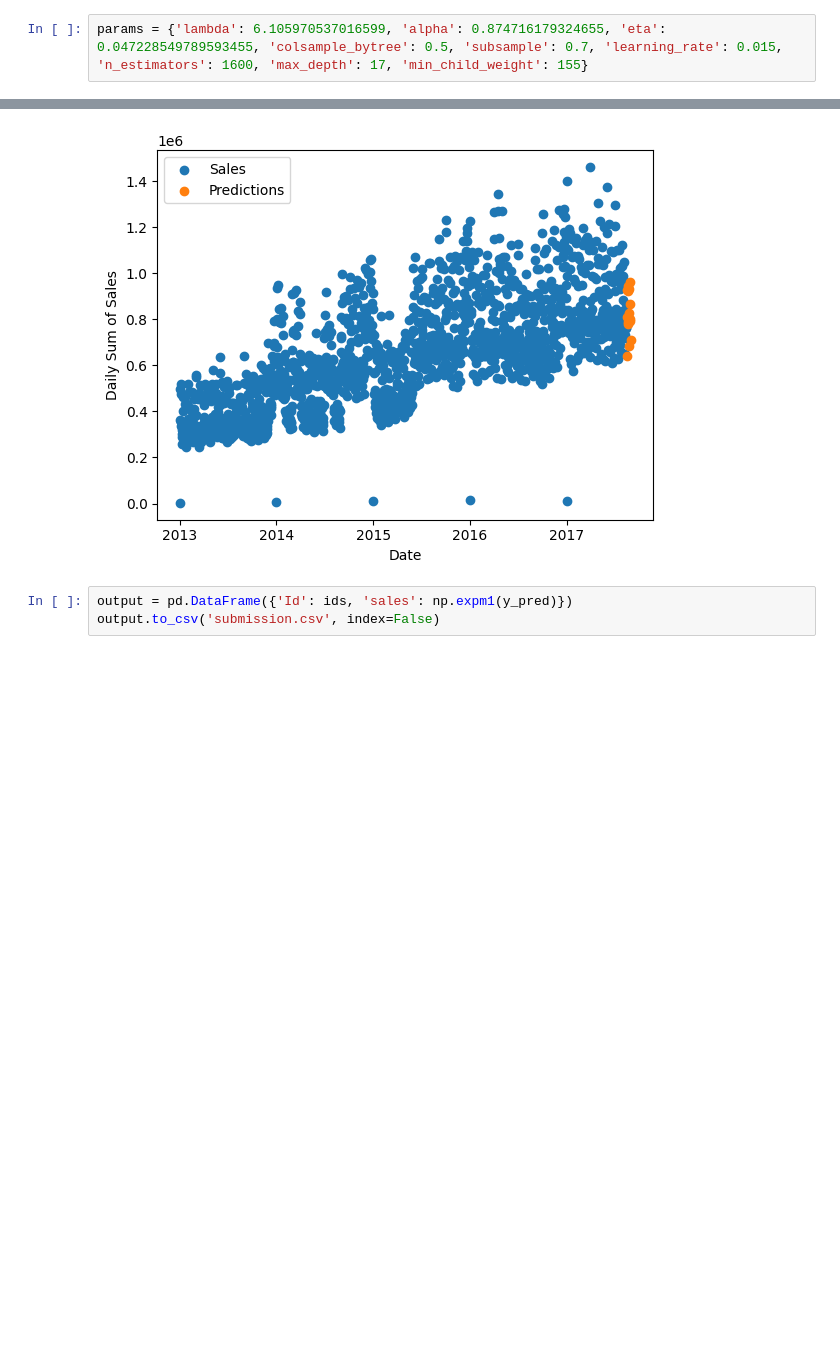
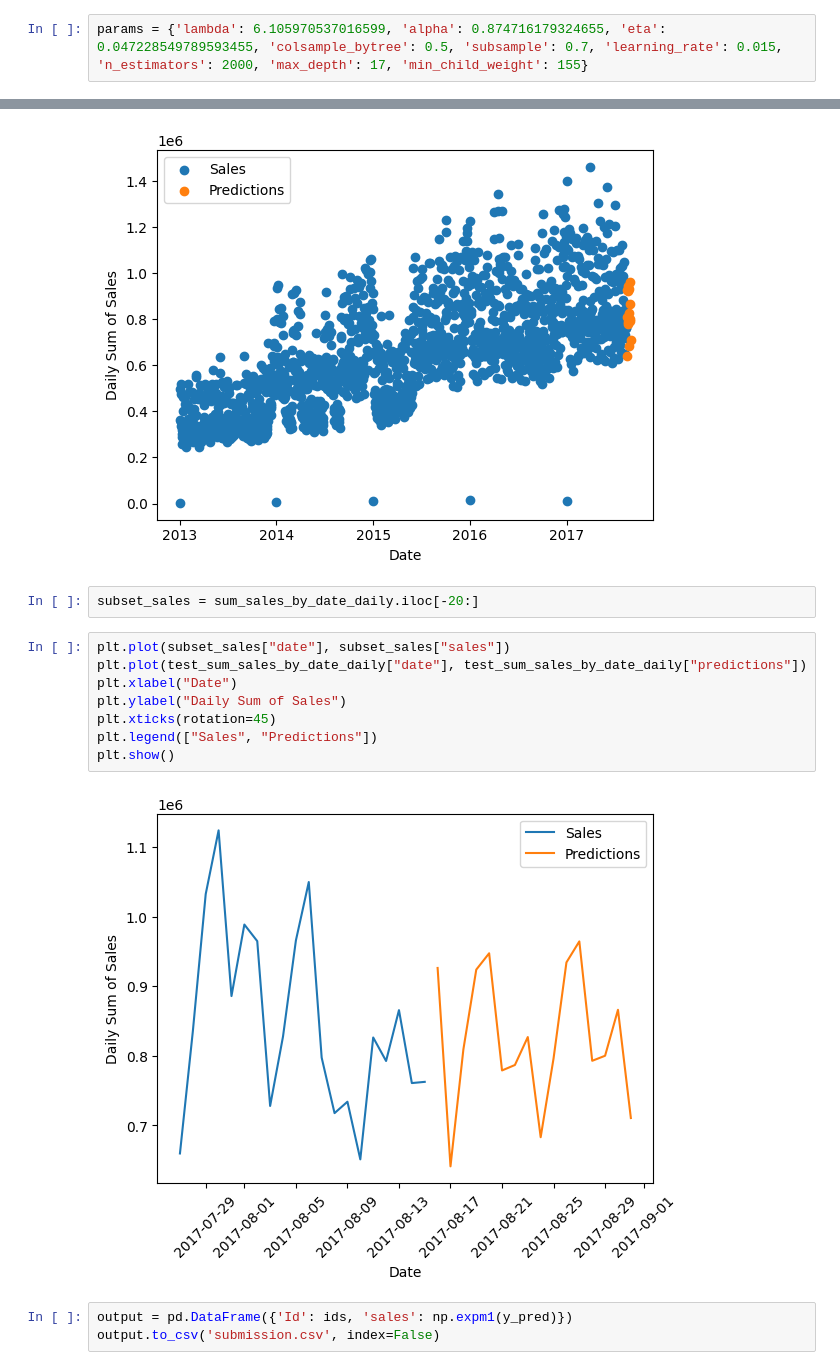
Before and after one commit to mtkrahling/-kaggle_projects, a Jupyter notebook: sales-forecasting_v1_inprog.ipynb, the cells around one changed output, grey strips where cells are left out. Drawn from its saved outputs; the diff is of its cells as text; blank space fills up the shorter version.

Commit message:
Kaggle Notebook | sales_forecasting | Version 16

```diff
--- a/sales-forecasting_v1_inprog.ipynb
+++ b/sales-forecasting_v1_inprog.ipynb
@@ -371,7 +371,7 @@ y_train
 3000887    2.833213
 Name: sales, Length: 3000888, dtype: float64
 # %%
-params = {'lambda': 6.105970537016599, 'alpha': 0.874716179324655, 'eta': 0.047228549789593455, 'colsample_bytree': 0.5, 'subsample': 0.7, 'learning_rate': 0.015, 'n_estimators': 1600, 'max_depth': 17, 'min_child_weight': 155}
+params = {'lambda': 6.105970537016599, 'alpha': 0.874716179324655, 'eta': 0.047228549789593455, 'colsample_bytree': 0.5, 'subsample': 0.7, 'learning_rate': 0.015, 'n_estimators': 2000, 'max_depth': 17, 'min_child_weight': 155}
 # %%
 xgb_model = xgb.XGBRegressor(**params)
 # %%
@@ -420,6 +420,18 @@ plt.legend(["Sales", "Predictions"])
 plt.show()
 # %% [output]
 [figure]
+# %%
+subset_sales = sum_sales_by_date_daily.iloc[-20:]
+# %%
+plt.plot(subset_sales["date"], subset_sales["sales"])
+plt.plot(test_sum_sales_by_date_daily["date"], test_sum_sales_by_date_daily["predictions"])
+plt.xlabel("Date")
+plt.ylabel("Daily Sum of Sales")
+plt.xticks(rotation=45)
+plt.legend(["Sales", "Predictions"])
+plt.show()
+# %% [output]
+[figure, added]
 # %%
 output = pd.DataFrame({'Id': ids, 'sales': np.expm1(y_pred)})
 output.to_csv('submission.csv', index=False)
```
Also changed, not shown: parts of 3 cells of this notebook.
